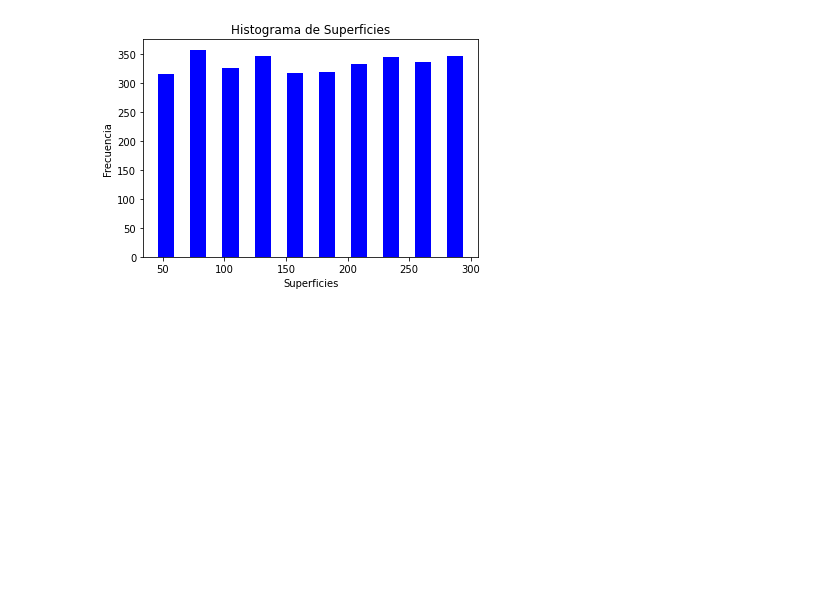
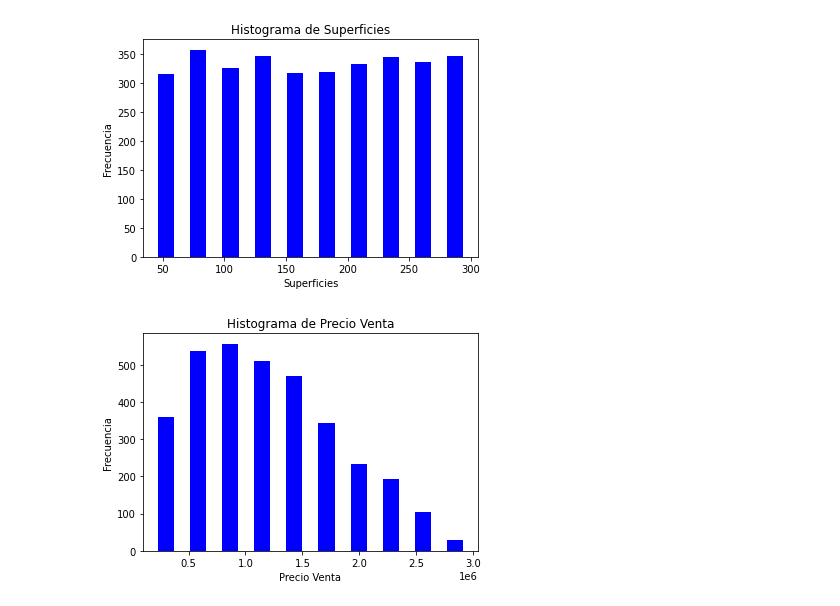
Before and after one commit to Ick3r/Actividad2, a Jupyter notebook: Actividad2Limpieza.ipynb, the cells around one changed output. Saved outputs shown, nothing was run; the diff lists cells and outputs as text; code cells hidden in the pictures; blank space fills up the shorter version.

Commit message:
Histograma precio venta

```diff
--- a/Actividad2Limpieza.ipynb
+++ b/Actividad2Limpieza.ipynb
@@ -276,3 +276,12 @@ plt.ylabel('Frecuencia')
 plt.show()
 # %% [output]
 [figure]
+# %%
+#Histograma variable "Precio Venta"
+plt.hist(x=data3['Precio Venta'],color ='blue', rwidth=0.5)
+plt.title('Histograma de Precio Venta')
+plt.xlabel('Precio Venta')
+plt.ylabel('Frecuencia')
+plt.show()
+# %% [output]
+[figure, added]
```
